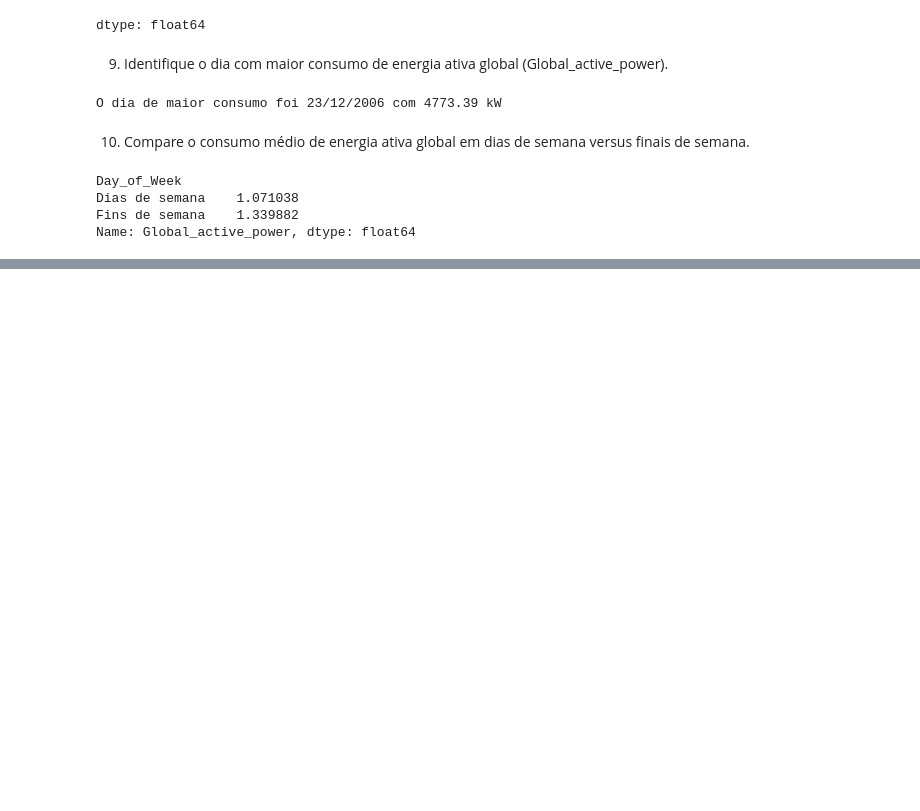
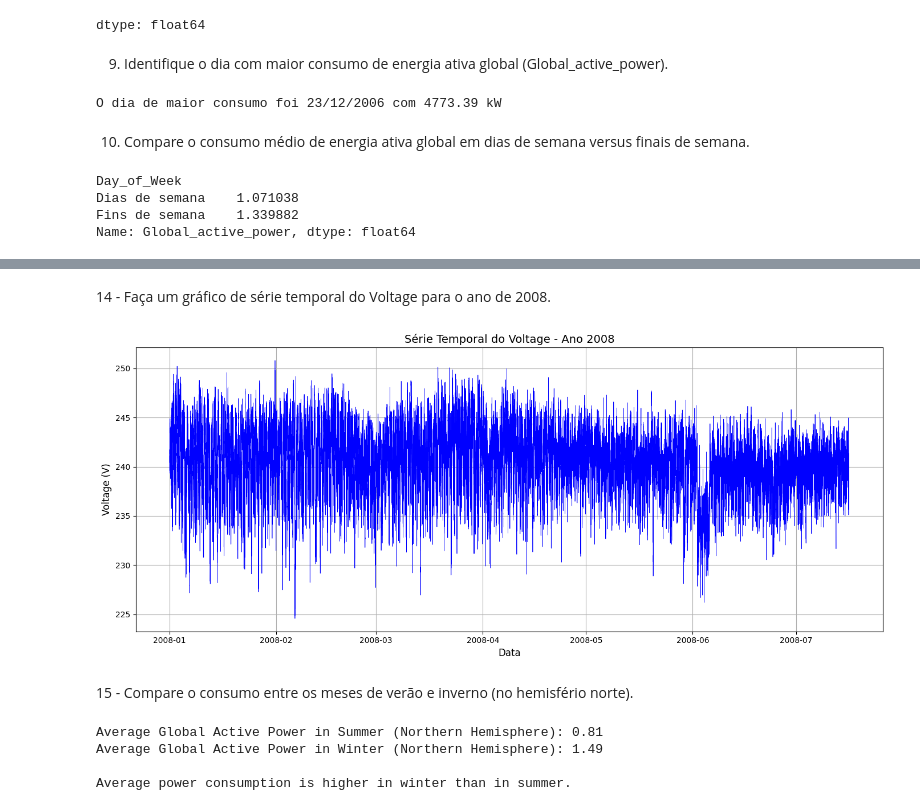
Before and after one commit to NathanMagno/energy-consumers-data, a Jupyter notebook: cp04.ipynb, the cells around one changed output, grey strips where cells are left out. Cells and saved outputs as stored; diff of their text form; code cells hidden in the pictures; blank space fills up the shorter version.

```diff
--- a/cp04.ipynb
+++ b/cp04.ipynb
@@ -235,0 +238,8 @@ Name: Global_active_power, dtype: float64
+# %%
+
+cols_to_numeric = ['Global_reactive_power', 'Voltage', 'Global_intensity', 'Sub_metering_1', 'Sub_metering_2']
+for col in cols_to_numeric:
+    df[col] = pd.to_numeric(df[col], errors='coerce')
+
+correlation = df[['Global_active_power', 'Global_reactive_power', 'Voltage', 'Global_intensity']].corr()
+display(correlation)
@@ -235,0 +254,3 @@ Name: Global_active_power, dtype: float64
+# %%
+df['Total_Sub_metering'] = df['Sub_metering_1'] + df['Sub_metering_2'] + df['Sub_metering_3']
+display(df[['Sub_metering_1', 'Sub_metering_2', 'Sub_metering_3', 'Total_Sub_metering']].head())
@@ -235,0 +266,13 @@ Name: Global_active_power, dtype: float64
+# %%
+df['Month'] = df['Date'].dt.month
+monthly_avg = df.groupby('Month')[['Global_active_power', 'Total_Sub_metering']].mean()
+
+display(monthly_avg)
+
+months_exceeding_average = monthly_avg[monthly_avg['Total_Sub_metering'] > monthly_avg['Global_active_power']]
+
+if not months_exceeding_average.empty:
+    print("\nMonths where Total_Sub_metering exceeds the average Global_active_power:")
+    display(months_exceeding_average)
+else:
+    print("\nThere are no months where Total_Sub_metering exceeds the average Global_active_power.")
@@ -235,0 +309,48 @@ Name: Global_active_power, dtype: float64
+# %% [markdown]
+14 - Faça um gráfico de série temporal do Voltage para o ano de 2008.
+# %%
+# Converter Date e Time para datetime
+df['DateTime'] = pd.to_datetime(df['Date'].astype(str) + ' ' + df['Time'],
+                                 format='%Y-%m-%d %H:%M:%S', errors='coerce')
+
+# Converter Voltage para numérico
+df['Voltage'] = pd.to_numeric(df['Voltage'], errors='coerce')
+
+# Filtrar apenas o ano de 2008
+df_2008 = df[df['DateTime'].dt.year == 2008]
+
+# Plotar gráfico de série temporal
+plt.figure(figsize=(14,6))
+plt.plot(df_2008['DateTime'], df_2008['Voltage'], color='blue', linewidth=0.5)
+
+plt.title("Série Temporal do Voltage - Ano 2008", fontsize=14)
+plt.xlabel("Data", fontsize=12)
+plt.ylabel("Voltage (V)", fontsize=12)
+plt.grid(True)
+plt.tight_layout()
+plt.show()
+# %% [output]
+[figure, added]
+# %% [markdown]
+15 - Compare o consumo entre os meses de verão e inverno (no hemisfério norte).
+# %%
+summer_months = [6, 7, 8]  # June, July, August
+winter_months = [12, 1, 2] # December, January, February
+
+summer_consumption = df[df['Month'].isin(summer_months)]['Global_active_power'].mean()
+winter_consumption = df[df['Month'].isin(winter_months)]['Global_active_power'].mean()
+
+print(f"Average Global Active Power in Summer (Northern Hemisphere): {summer_consumption:.2f}")
+print(f"Average Global Active Power in Winter (Northern Hemisphere): {winter_consumption:.2f}")
+
+if summer_consumption > winter_consumption:
+    print("\nAverage power consumption is higher in summer than in winter.")
+elif winter_consumption > summer_consumption:
+    print("\nAverage power consumption is higher in winter than in summer.")
+else:
+    print("\nAverage power consumption is similar in summer and winter.")
+# %% [output]
+Average Global Active Power in Summer (Northern Hemisphere): 0.81
+Average Global Active Power in Winter (Northern Hemisphere): 1.49
+
+Average power consumption is higher in winter than in summer.
```
Also changed, not shown: parts of 6 cells of this notebook.
